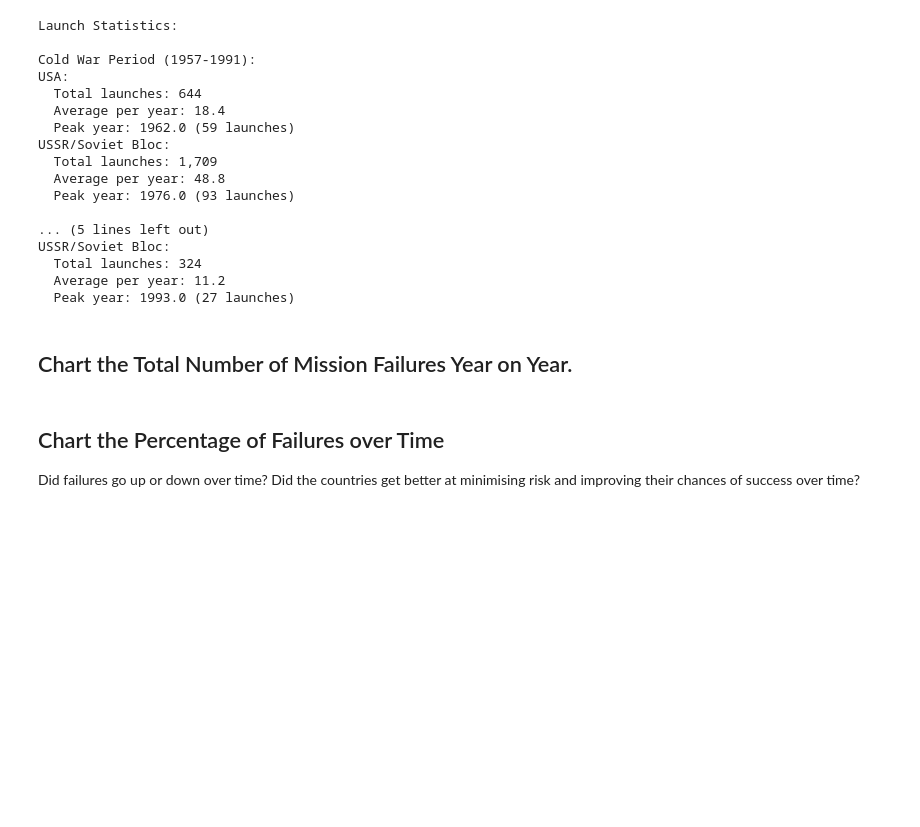
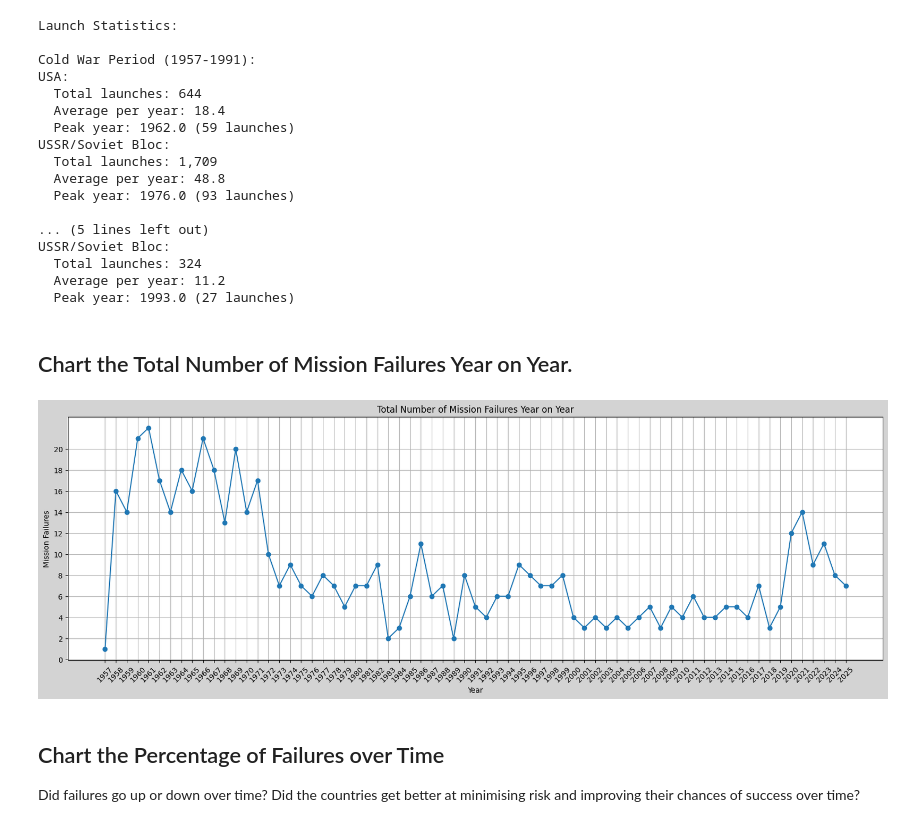
Before and after one commit to Lucasqrz1/100_days_of_code, a Jupyter notebook: Day_99/Space_Missions_Analysis_(start).ipynb, the cells around one changed output. Drawn from its saved outputs; the diff is of its cells as text; code cells hidden in the pictures; blank space fills up the shorter version.

```diff
--- a/Day_99/Space_Missions_Analysis_(start).ipynb
+++ b/Day_99/Space_Missions_Analysis_(start).ipynb
@@ -940,6 +946,28 @@ USSR/Soviet Bloc:
   Peak year: 1993.0 (27 launches)
 # %% [markdown]
 ## Chart the Total Number of Mission Failures Year on Year.
+# %%
+df_data['Datetime_parsed'] = pd.to_datetime(df_data['Datetime'], errors='coerce')
+df_data['Year'] = df_data['Datetime_parsed'].dt.year
+# %%
+
+# Create DataFrame with failures by year
+df_data['Year'] = pd.to_datetime(df_data['Datetime'], errors='coerce').dt.year
+failures = df_data[df_data['Mission_status'].str.lower().str.contains('fail', na=False)]
+mission_failures_year_on_year = failures.groupby('Year').size().reset_index(name='Total')
+
+# Create the line plot
+plt.figure(figsize=(20, 6), facecolor='lightgray')
+plt.plot(mission_failures_year_on_year['Year'], mission_failures_year_on_year['Total'], marker='o', linestyle='-')
+plt.xlabel('Year')
+plt.ylabel('Mission Failures')
+plt.title('Total Number of Mission Failures Year on Year')
+plt.xticks(mission_failures_year_on_year['Year'], rotation=45)
+plt.yticks(range(0, 21, 2))
+plt.grid(True)
+plt.show()
+# %% [output]
+[figure, added]
 # %% [markdown]
 ## Chart the Percentage of Failures over Time
 
```
Also changed, not shown: parts of 12 cells of this notebook, 1 other file.
